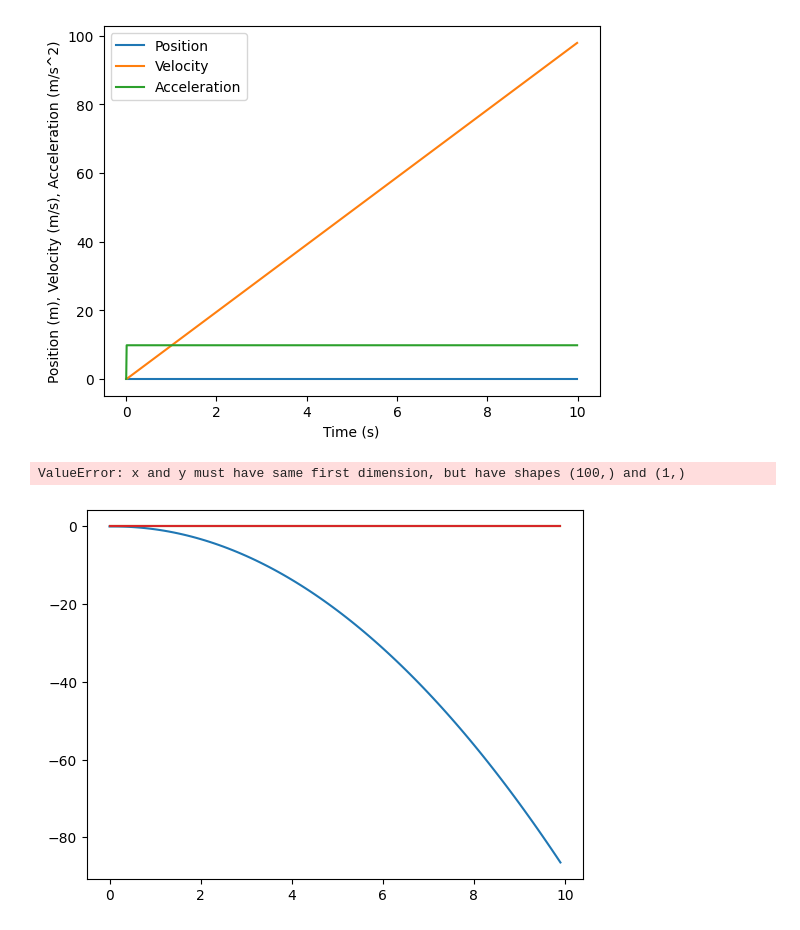
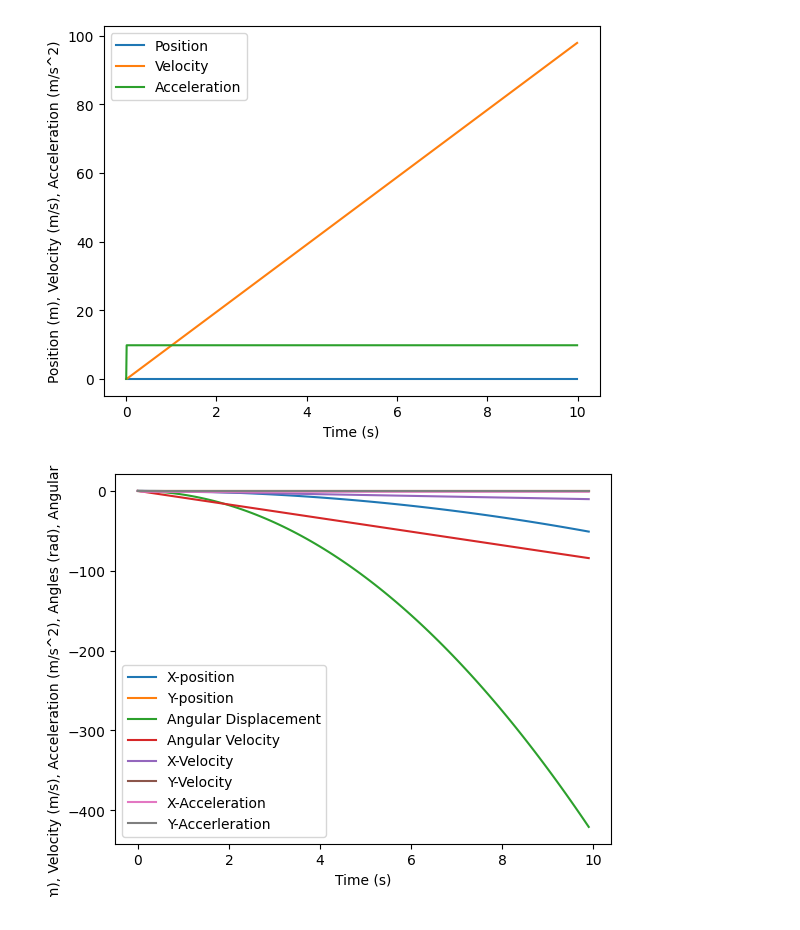
Before and after one commit to swati-sriram/python-refresher, a Jupyter notebook: simulation.ipynb, the cells around one changed output. Saved outputs shown, nothing was run; the diff lists cells and outputs as text; code cells hidden in the pictures.

```diff
--- a/simulation.ipynb
+++ b/simulation.ipynb
@@ -51,10 +51,8 @@ plt.show()
 # %% [output]
 [figure]
 # %%
-T = np.array([[100, 100, 10, 10]]).T
-(t,x, y, theta, v, omega, a)= physics.simulate_auv2_motion(T, np.pi, 10., 10.)
+T = np.array([100, 20, 10, 5]).T
+(t, x, y, theta, v, omega, a) = physics.simulate_auv2_motion(T, np.pi, 10, 10)
+physics.plot_auv2_motion(t,x, y, theta, v, omega, a)
+# %% [output]
+[figure, added]
-# %%
-physics.plot_auv2_motion(t,x, y, theta, v, omega, a)
-# %% [output]
-ValueError: x and y must have same first dimension, but have shapes (100,) and (1,)
-[figure, removed]
```
Also changed, not shown: 1 other file.
